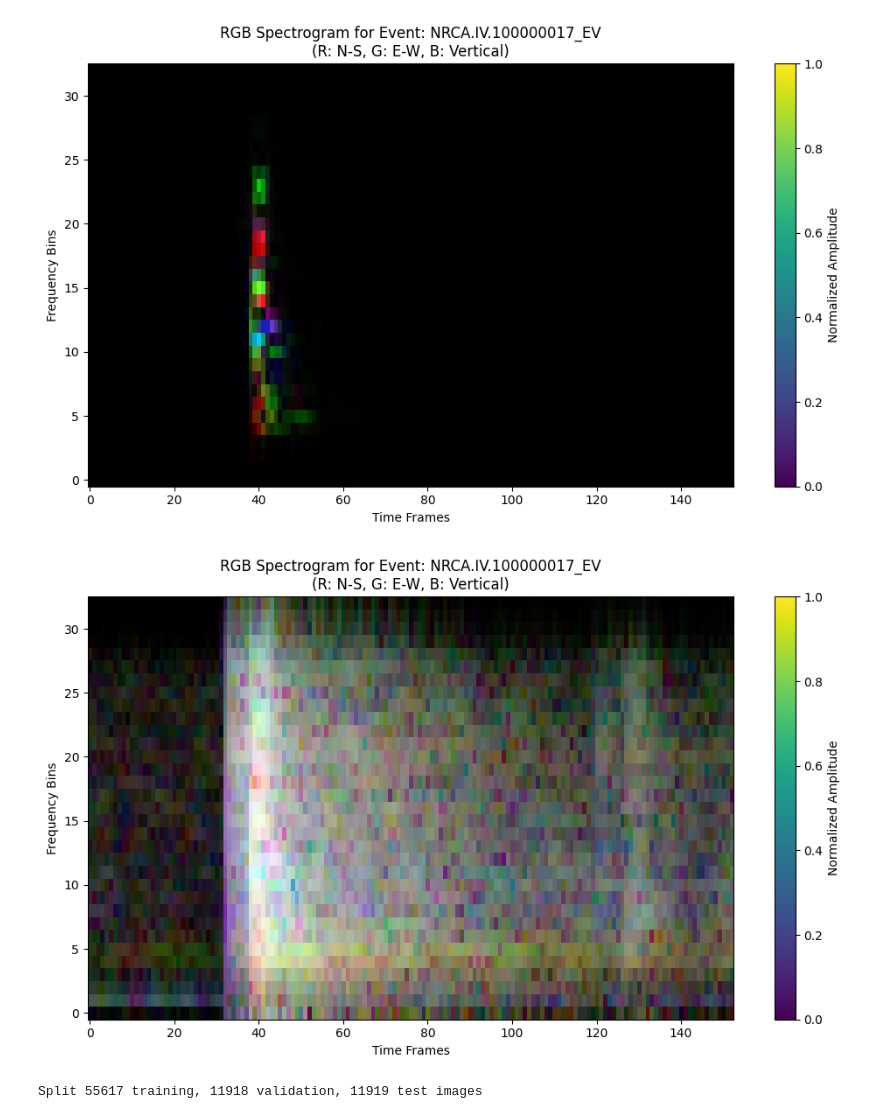
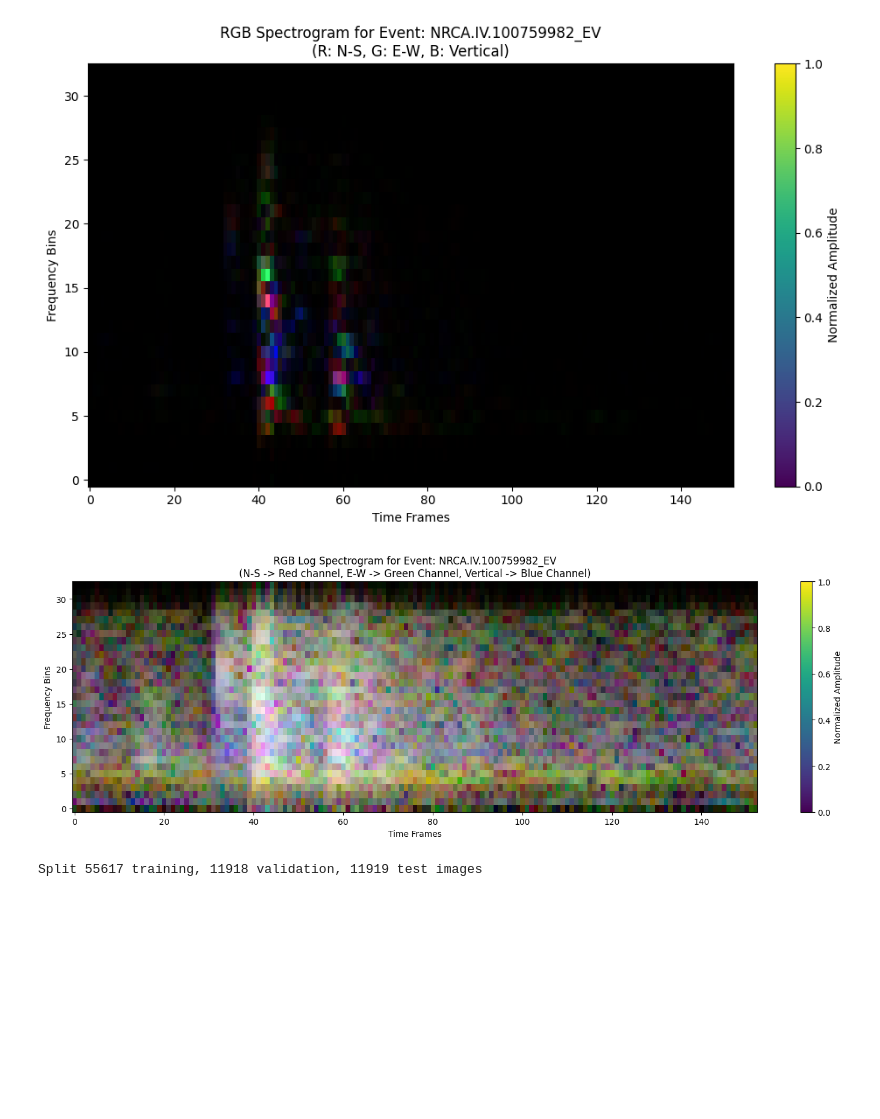
Before and after one commit to FRAMAX444/CNN-explainability-Earthquakes, a Jupyter notebook: preprocess.ipynb, the cells around one changed output. Saved outputs shown, nothing was run; the diff lists cells and outputs as text; code cells hidden in the pictures; blank space fills up the shorter version.

```diff
--- a/preprocess.ipynb
+++ b/preprocess.ipynb
@@ -20,7 +20,7 @@ with h5py.File(file_path, 'r') as hdf:
     print(f"Number of Events: {len(events)}")
 
     # Access the first event
-    event = events[0]  # Take the first waveform
+    event = events[4161]  # Take the first waveform
     waveforms = hdf[event]  # Access the dataset for this event
 
     # Check the shape and details of the dataset
@@ -28,7 +28,7 @@ with h5py.File(file_path, 'r') as hdf:
     # Shape should be (3, 2500), Dtype: float64 for three components
 
     # Plot the waveforms
-    fig, axes = plt.subplots(3, 1, figsize=(10, 6), sharex=True)
+    fig, axes = plt.subplots(3, 1, figsize=(15, 7), sharex=True)
     component_names = ['North-South', 'East-West', 'Vertical']
 
     for i in range(3):
@@ -45,7 +45,7 @@ with h5py.File(file_path, 'r') as hdf:
     spectrograms = preprocess_utils.compute_spectrograms(waveforms)
     log_spectrograms = preprocess_utils.compute_log_spectrograms(waveforms)
     # Assuming utils.compute_spectrograms returns a 3D array (components, frequency_bins, time_frames)
-    fig, axes = plt.subplots(3, 1, figsize=(10, 6), sharex=True)
+    fig, axes = plt.subplots(3, 1, figsize=(5, 6), sharex=True)
 
     for i in range(3):
         axes[i].imshow(spectrograms[i], aspect='auto', cmap='gray', origin='lower')
@@ -58,7 +58,7 @@ with h5py.File(file_path, 'r') as hdf:
     plt.show()
 
     # Assuming utils.compute_log_spectrograms returns a 3D array (components, frequency_bins, time_frames)
-    fig, axes = plt.subplots(3, 1, figsize=(10, 6), sharex=True)
+    fig, axes = plt.subplots(3, 1, figsize=(5, 6), sharex=True)
 
     for i in range(3):
         axes[i].imshow(log_spectrograms[i], aspect='auto', cmap='gray', origin='lower')
@@ -95,28 +95,28 @@ plt.title(f'RGB Spectrogram for Event: {event}\n(R: N-S, G: E-W, B: Vertical)')
 plt.tight_layout()
 plt.show()
 # %% [output]
-[figure, old version]
+[figure, new version]
 # %%
 # Normalize each channel to [0,1] range for RGB visualization
 rgb_log_spec = np.zeros((log_spectrograms.shape[1], log_spectrograms.shape[2], 3))
 
 for i in range(3):
     channel = log_spectrograms[i]
     # Normalize between 0 and 1
     channel_norm = (channel - channel.min()) / (channel.max() - channel.min())
-    rgb_spec[:,:,i] = channel_norm
+    rgb_log_spec[:,:,i] = channel_norm
 
 # Create the plot
-plt.figure(figsize=(10, 6))
+plt.figure(figsize=(15, 5))
 plt.imshow(rgb_log_spec, aspect='auto', origin='lower')
 plt.colorbar(label='Normalized Amplitude')
 plt.ylabel('Frequency Bins')
 plt.xlabel('Time Frames')
-plt.title(f'RGB Spectrogram for Event: {event}\n(R: N-S, G: E-W, B: Vertical)')
+plt.title(f'RGB Log Spectrogram for Event: {event}\n(N-S -> Red channel, E-W -> Green Channel, Vertical -> Blue Channel)')
 plt.tight_layout()
 plt.show()
 # %% [output]
-[figure, old version]
+[figure, new version]
 # %%
 # Get all HDF5 files that end with _pre.hdf5 or _post.hdf5 in all subfolders
 base_path = r"E:\EQML_Project\data\dataset"
```
Also changed, not shown: parts of 1 cell of this notebook, 3 other files.
